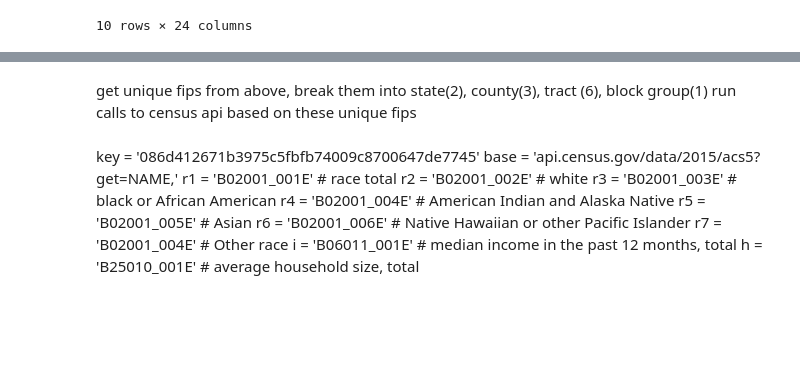
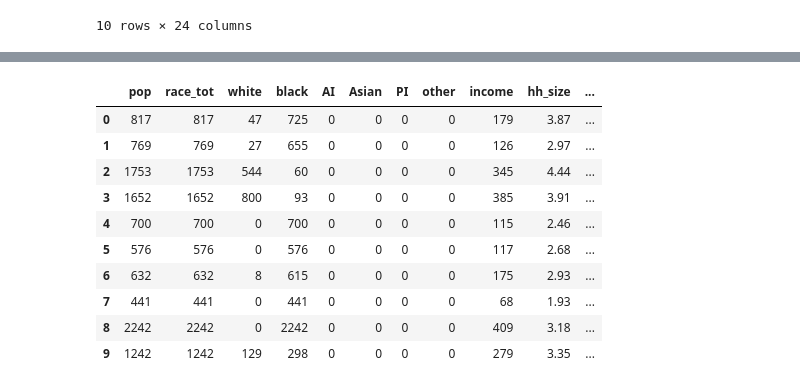
Before and after one commit to joan-wang/Machine-Learning, a Jupyter notebook: hw1/HW1.ipynb, the cells around one changed output, grey strips where cells are left out. Saved outputs shown, nothing was run; the diff lists cells and outputs as text; code cells hidden in the pictures; blank space fills up the shorter version.

Commit message:
hw1 progress 4/4 api calls complete

```diff
--- a/hw1/HW1.ipynb
+++ b/hw1/HW1.ipynb
@@ -341,18 +347,63 @@ sanitation[:10]
 | 16-00005194 | 01/01/2016 | Completed | 01/06/2016 | Sanitation Code Violation | Overflowing carts | ... |
 | 16-00007120 | 01/01/2016 | Completed | 01/11/2016 | Sanitation Code Violation | Dog feces in yard | ... |
 | 16-00008044 | 01/01/2016 | Completed | 01/13/2016 | Sanitation Code Violation | Dog feces in yard | ... |
-# %% [markdown]
-get unique fips from above, break them into state(2), county(3), tract (6), block group(1)
-run calls to census api based on these unique fips
-# %% [markdown]
-key = '086d412671b3975c5fbfb74009c8700647de7745'
-base = 'api.census.gov/data/2015/acs5?get=NAME,'
-r1 = 'B02001_001E' # race total
-r2 = 'B02001_002E' # white
-r3 = 'B02001_003E' # black or African American
-r4 = 'B02001_004E' # American Indian and Alaska Native
-r5 = 'B02001_005E' # Asian
-r6 = 'B02001_006E' # Native Hawaiian or other Pacific Islander
-r7 = 'B02001_004E' # Other race
-i = 'B06011_001E' # median income in the past 12 months, total
-h = 'B25010_001E' # average household size, total
+# %%
+# break down fips code into components
+# Reducing down to last 6 months of 2016 only
+
+buildings['date service request was received'] = pd.to_datetime(buildings['date service request was received'], format='%m/%d/%Y')
+sanitation['creation date'] = pd.to_datetime(sanitation['creation date'], format='%m/%d/%Y')
+
+buildings_recent = buildings[buildings['date service request was received'] > '07/01/2016']
+sanitation_recent = sanitation[sanitation['creation date'] > '07/01/2016']
+all_fips = np.concatenate((buildings_recent['fips_codes'].unique(), sanitation_recent['fips_codes'].unique()),axis = 0)
+all_fips = all_fips[all_fips != np.array(None)]
+
+np.split(all_fips, [2, 5, 11, 12])
+state = [i[:2] for i in all_fips]
+county = [i[2:5] for i in all_fips]
+tract = [i[5:11] for i in all_fips]
+block_group = [i[11:12] for i in all_fips]
+
+fips_sep = pd.DataFrame({'full':all_fips, 'state':state, 'county':county, 'tract':tract, 'block_group': block_group})
+# %%
+# Call ACS api and create an output dataframe.
+# Later will merge this output df with buildings and sanitation dfs
+
+output = []
+for i, row in fips_sep.iterrows():
+    p = 'B01003_001E,' # total population
+    r1 = 'B02001_001E,' # race total
+    r2 = 'B02001_002E,' # white
+    r3 = 'B02001_003E,' # black or African American
+    r4 = 'B02001_004E,' # American Indian and Alaska Native
+    r5 = 'B02001_005E,' # Asian
+    r6 = 'B02001_006E,' # Native Hawaiian or other Pacific Islander
+    r7 = 'B02001_004E,' # Other race
+    i = 'B19101_001E,' # Family Income in the Past 12 Months (in 2015 Inflation-Adjusted Dollars), total
+    h = 'B25010_001E' # average household size, total
+
+    url = 'http://api.census.gov/data/2015/acs5?get='+p+r1+r2+r3+r4+r5+r6+r7+i+h+'&for=block+group:{}&in=state:{}+county:{}+tract:{}&key=086d412671b3975c5fbfb74009c8700647de7745'
+    url = url.format(row['block_group'], row['state'], row['county'], row['tract'])
+    r = requests.get(url)
+
+    if r:
+        ls = r.json()[1]
+        output.append(ls)
+    else:
+        output.append([None]*14)
+
+output_df = pd.DataFrame(output, columns = ['pop', 'race_tot', 'white', 'black', 'AI', 'Asian', 'PI', 'other', 'income', 'hh_size', 'block_group', 'state', 'county', 'tract'])
+output_df[:10]
+# %% [output]
+|  | pop | race_tot | white | black | AI | Asian | PI | other | income | hh_size | ... |
+| 0 | 817 | 817 | 47 | 725 | 0 | 0 | 0 | 0 | 179 | 3.87 | ... |
+| 1 | 769 | 769 | 27 | 655 | 0 | 0 | 0 | 0 | 126 | 2.97 | ... |
+| 2 | 1753 | 1753 | 544 | 60 | 0 | 0 | 0 | 0 | 345 | 4.44 | ... |
+| 3 | 1652 | 1652 | 800 | 93 | 0 | 0 | 0 | 0 | 385 | 3.91 | ... |
+| 4 | 700 | 700 | 0 | 700 | 0 | 0 | 0 | 0 | 115 | 2.46 | ... |
+| 5 | 576 | 576 | 0 | 576 | 0 | 0 | 0 | 0 | 117 | 2.68 | ... |
+| 6 | 632 | 632 | 8 | 615 | 0 | 0 | 0 | 0 | 175 | 2.93 | ... |
+| 7 | 441 | 441 | 0 | 441 | 0 | 0 | 0 | 0 | 68 | 1.93 | ... |
+| 8 | 2242 | 2242 | 0 | 2242 | 0 | 0 | 0 | 0 | 409 | 3.18 | ... |
+| 9 | 1242 | 1242 | 129 | 298 | 0 | 0 | 0 | 0 | 279 | 3.35 | ... |
```
Also changed, not shown: parts of 5 cells of this notebook.
